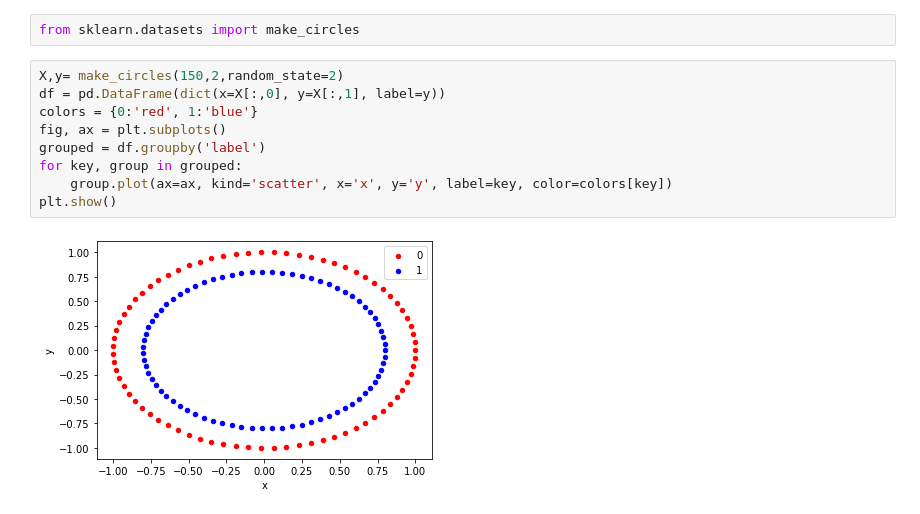
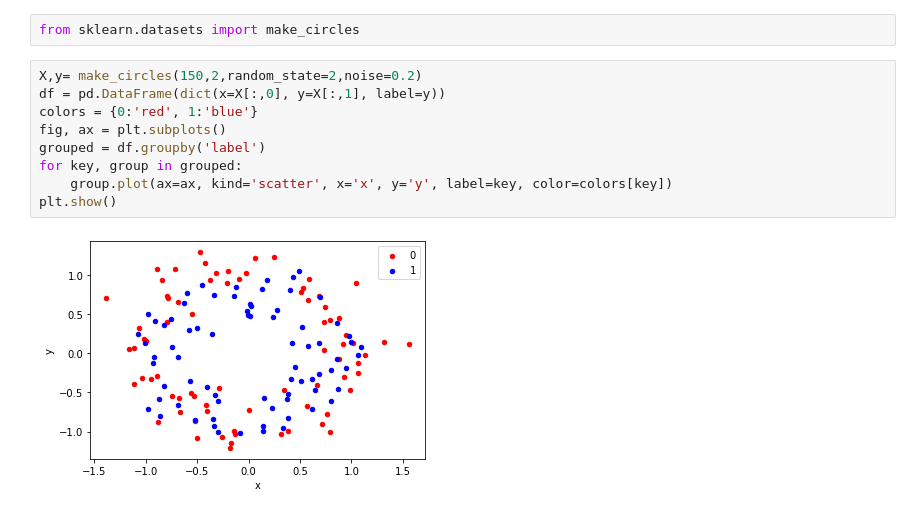
Before and after one commit to Sharath-Ramachandran/DeepLearningAssignments, a Jupyter notebook: Assignment2/Question4.ipynb, the cells around one changed output. Cells and saved outputs as stored; diff of their text form.

```diff
--- a/Assignment2/Question4.ipynb
+++ b/Assignment2/Question4.ipynb
@@ -166,13 +282,13 @@ Weight :  [ 0.61739119 -3.31892134]  Bias:  0
 # %%
 from sklearn.datasets import make_circles
 # %%
-X,y= make_circles(150,2,random_state=2)
+X,y= make_circles(150,2,random_state=2,noise=0.2)
 df = pd.DataFrame(dict(x=X[:,0], y=X[:,1], label=y))
 colors = {0:'red', 1:'blue'}
 fig, ax = plt.subplots()
 grouped = df.groupby('label')
 for key, group in grouped:
     group.plot(ax=ax, kind='scatter', x='x', y='y', label=key, color=colors[key])
 plt.show()
 # %% [output]
-[figure, old version]
+[figure, new version]
```
Also changed, not shown: parts of 47 cells of this notebook.
